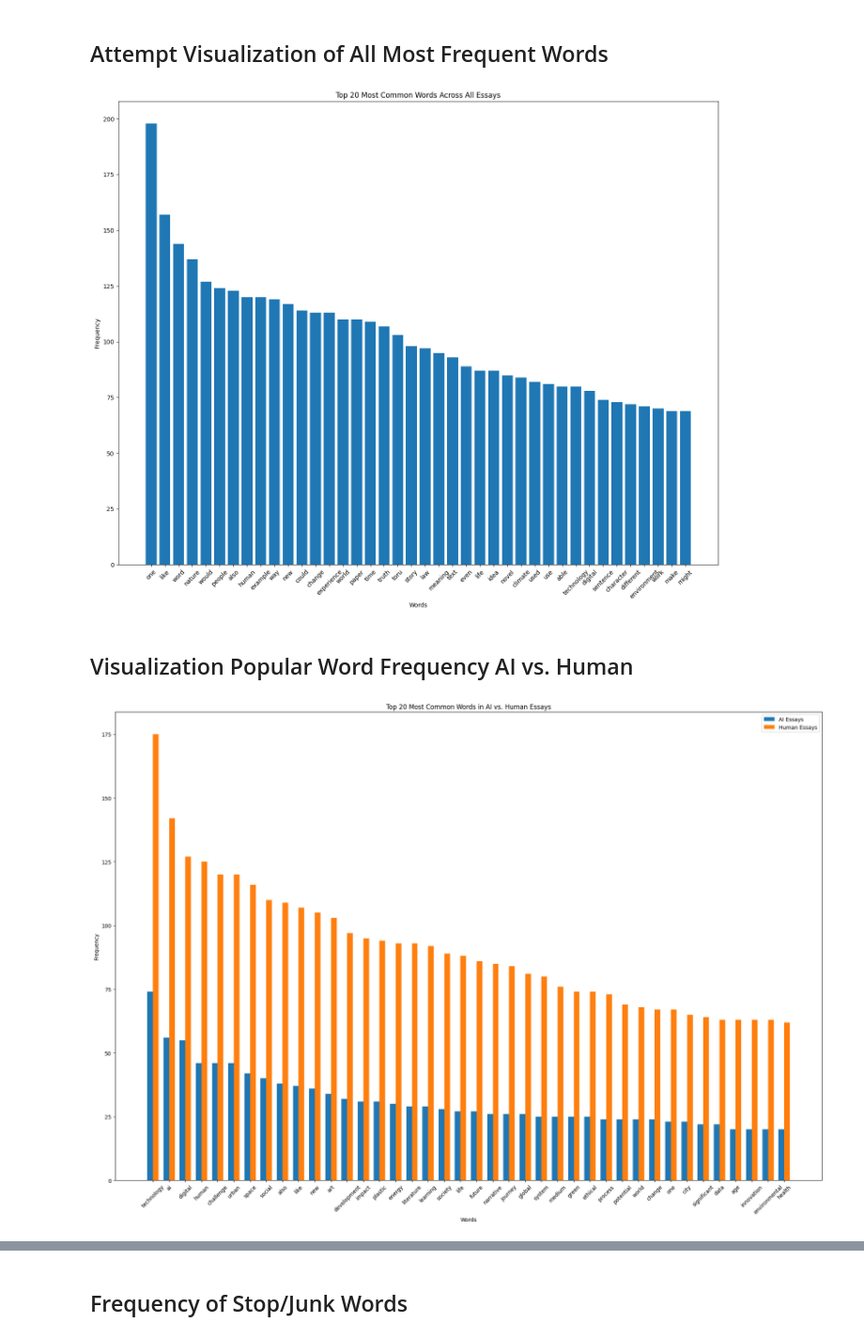
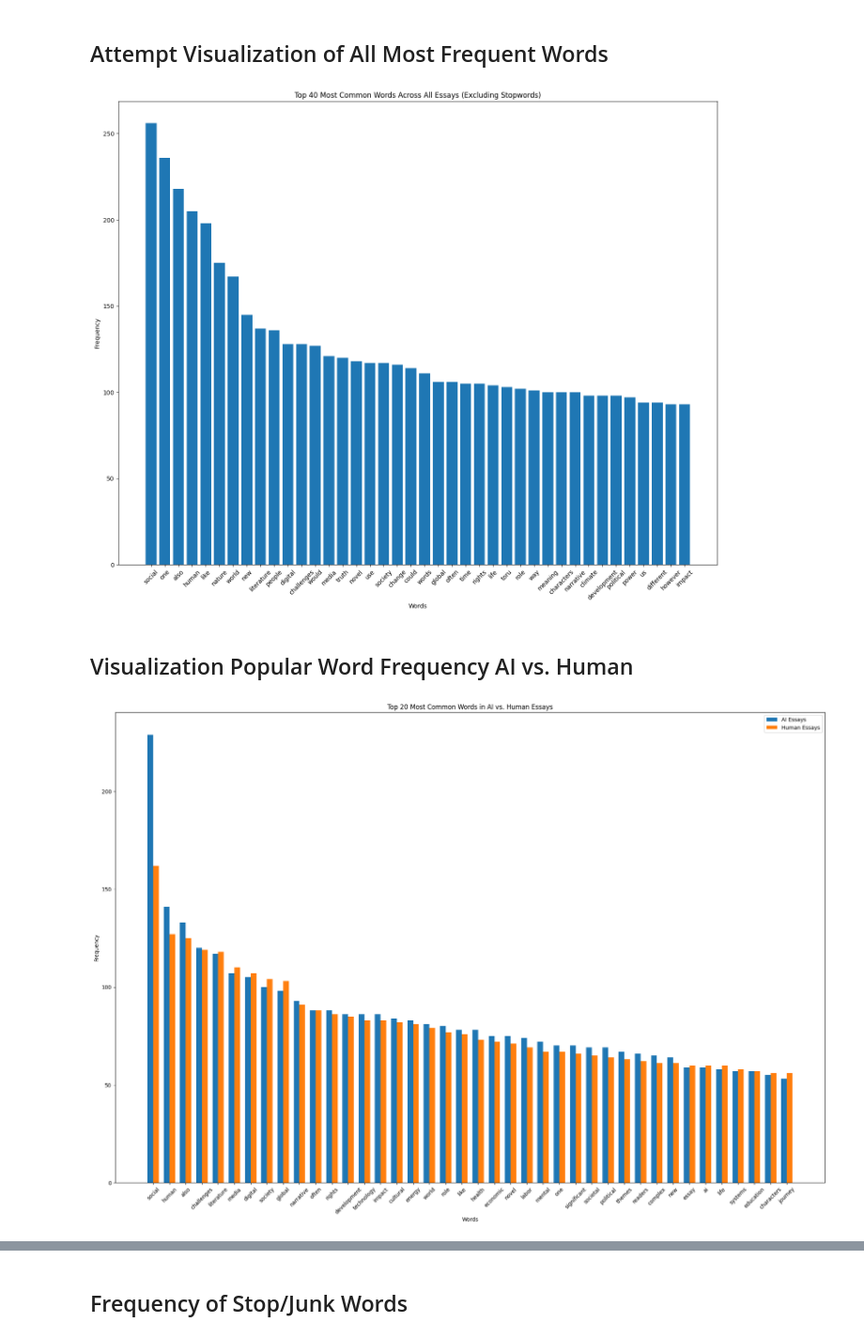
Before and after one commit to BroganDev21/Senior-Project, a Jupyter notebook: SeniorProject.ipynb, the cells around one changed output, grey strips where cells are left out. Shown at 94% size. Cells and saved outputs as stored; diff of their text form; code cells hidden in the pictures.

```diff
--- a/SeniorProject.ipynb
+++ b/SeniorProject.ipynb
@@ -251,72 +210,71 @@ Cleaned total word count for Human essays: 28123
 # %% [markdown]
 ## Attempt Visualization of All Most Frequent Words
-# %%
-all_words = []
-for essay in df_all_docs['text']:
-    all_words.extend(preprocess_text(essay))
 # %%
-from nltk import FreqDist
+english_stopwords = set(stopwords.words('english'))
+
+all_words = [
+    word for essay in df_all_docs['text']
+    for word in word_tokenize(essay)
+    if word not in english_stopwords and word.isalpha()
+]
 
 freq_dist = FreqDist(all_words)
-
-# Get the 20 most common words
 most_common_words = freq_dist.most_common(40)
 words, frequencies = zip(*most_common_words)
 
-# Create a bar chart
 plt.figure(figsize=(18, 14))
 plt.bar(words, frequencies)
 plt.xlabel('Words')
 plt.ylabel('Frequency')
 plt.xticks(rotation=45)
-plt.title('Top 20 Most Common Words Across All Essays')
+plt.title('Top 40 Most Common Words Across All Essays (Excluding Stopwords)')
 plt.show()
 # %% [output]
-[figure, old version]
+[figure, new version]
 # %% [markdown]
 ## Visualization Popular Word Frequency AI vs. Human
 # %%
+english_stopwords = set(stopwords.words('english'))
+
 ai_essays = df_all_docs[df_all_docs['label'] == 'AI']['text']
 human_essays = df_all_docs[df_all_docs['label'] == 'Human']['text']
-
 ai_words = []
 human_words = []
 
 for essay in ai_essays:
-    ai_words.extend(preprocess_text(essay))
+    words = preprocess_text(essay)
+    filtered_words = [word for word in words if word not in english_stopwords and word.isalpha()]
+    ai_words.extend(filtered_words)
 
 for essay in human_essays:
-    human_words.extend(preprocess_text(essay))
+    words = preprocess_text(essay)
+    filtered_words = [word for word in words if word not in english_stopwords and word.isalpha()]
+    human_words.extend(filtered_words)
 
 ai_freq_dist = FreqDist(ai_words)
 human_freq_dist = FreqDist(human_words)
 
 ai_common_words = ai_freq_dist.most_common(40)
 human_common_words = human_freq_dist.most_common(40)
 
 # Unpack words and frequencies
 ai_words, ai_frequencies = zip(*ai_common_words)
 human_words, human_frequencies = zip(*human_common_words)
 
 # Create an index for each tick position
 ind = np.arange(len(ai_common_words))
 width = 0.35
-
 fig, ax = plt.subplots(figsize=(24, 16))
 
 ai_bars = ax.bar(ind - width/2, ai_frequencies, width, label='AI Essays')
 human_bars = ax.bar(ind + width/2, human_frequencies, width, label='Human Essays')
-
-
 ax.set_xlabel('Words')
 ax.set_ylabel('Frequency')
 ax.set_title('Top 20 Most Common Words in AI vs. Human Essays')
 ax.set_xticks(ind)
-ax.set_xticklabels(ai_words)
+ax.set_xticklabels(ai_words, rotation=45)  # Rotate labels for better readability
 ax.legend()
 
-plt.xticks(rotation=45)
-
 plt.show()
 # %% [output]
-[figure, old version]
+[figure, new version]
```
Also changed, not shown: parts of 41 cells of this notebook.
